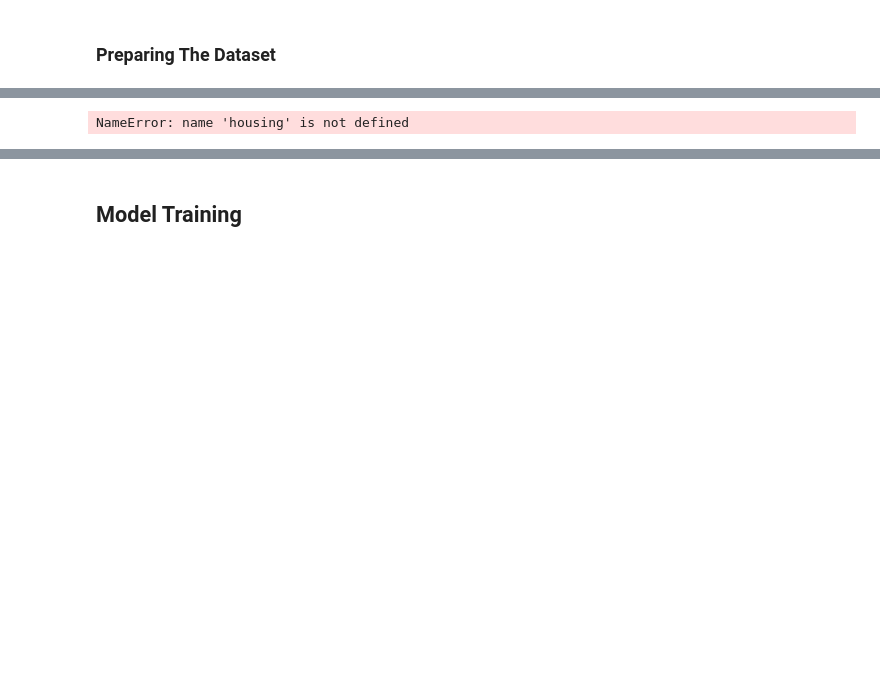
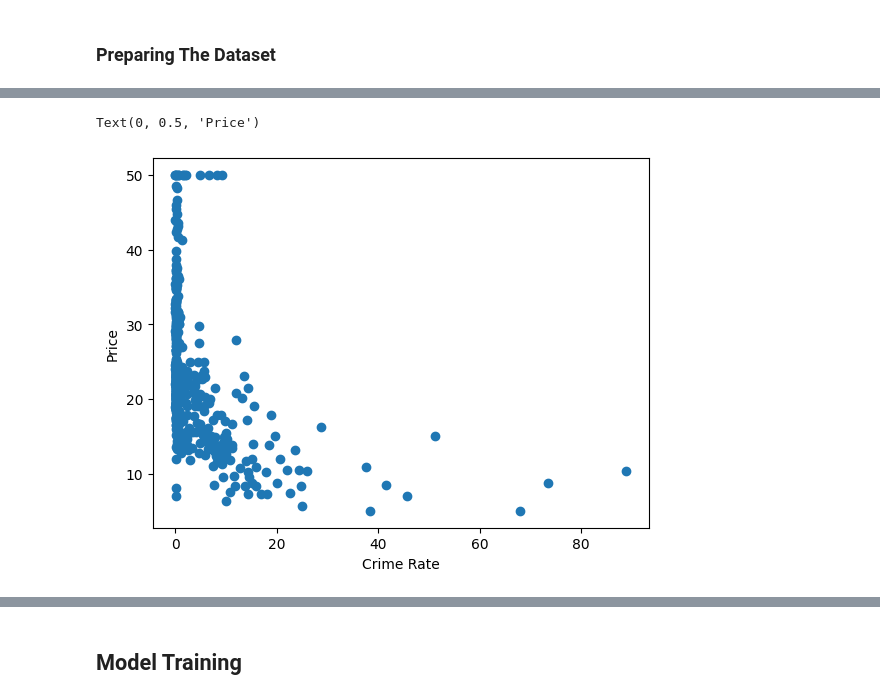
Before and after one commit to ngouanfouo/bostonhousepricing, a Jupyter notebook: Load_Boston_Dataset-checkpoint.ipynb, the cells around one changed output, grey strips where cells are left out. Saved outputs shown, nothing was run; the diff lists cells and outputs as text; code cells hidden in the pictures; blank space fills up the shorter version.

```diff
--- a/Load_Boston_Dataset-checkpoint.ipynb
+++ b/Load_Boston_Dataset-checkpoint.ipynb
@@ -9,4 +33,4 @@ import matplotlib.pyplot as plt
 from sklearn.datasets import fetch_california_housing
 # %%
 #housing=pd.read_csv('C:\Users\Tiayo Durel\Downloads\housing.csv')
-housing = pd.read_csv('C:\Users\Tiayo Durel\Downloads\housing.csv', encoding='utf-8')
+housing = pd.read_csv('HousingData.csv', encoding='utf-8')
@@ -51,7 +133,8 @@ NameError: name 'housing' is not defined
 # %%
-plt.scatter(housing['crim'],housing['medv'])
+plt.scatter(housing['CRIM'],housing['MEDV'])
 plt.xlabel('Crime Rate')
 plt.ylabel('Price')
 # %% [output]
-NameError: name 'housing' is not defined
+Text(0, 0.5, 'Price')
+[figure, added]
 # %%
```
Also changed, not shown: parts of 17 cells of this notebook, 6 other files.
